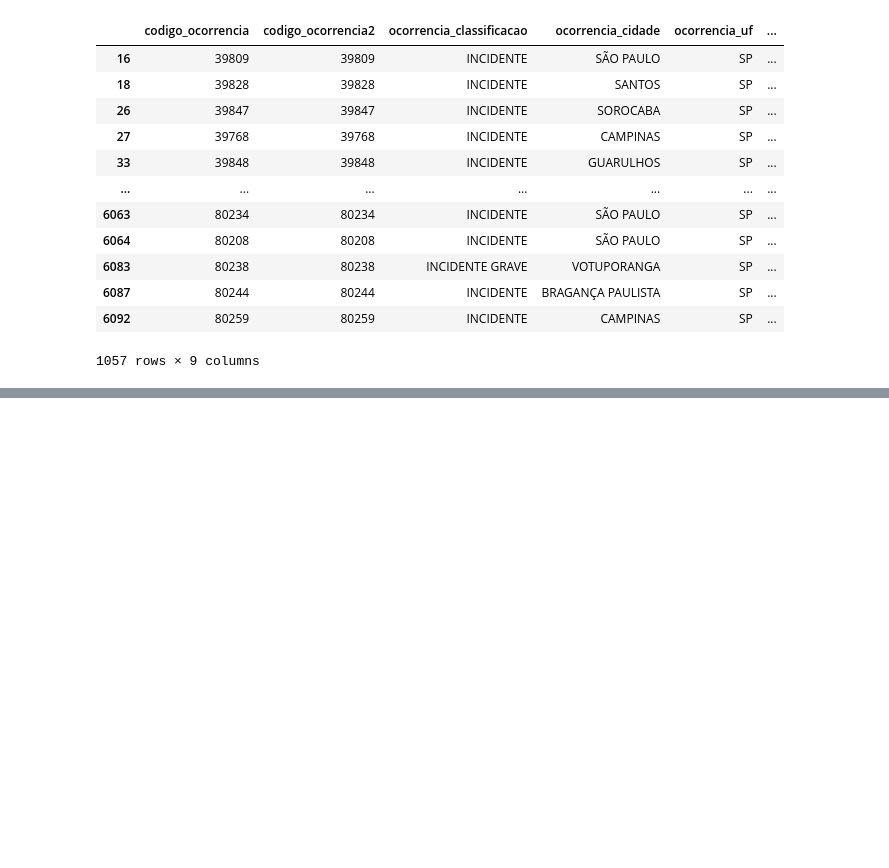
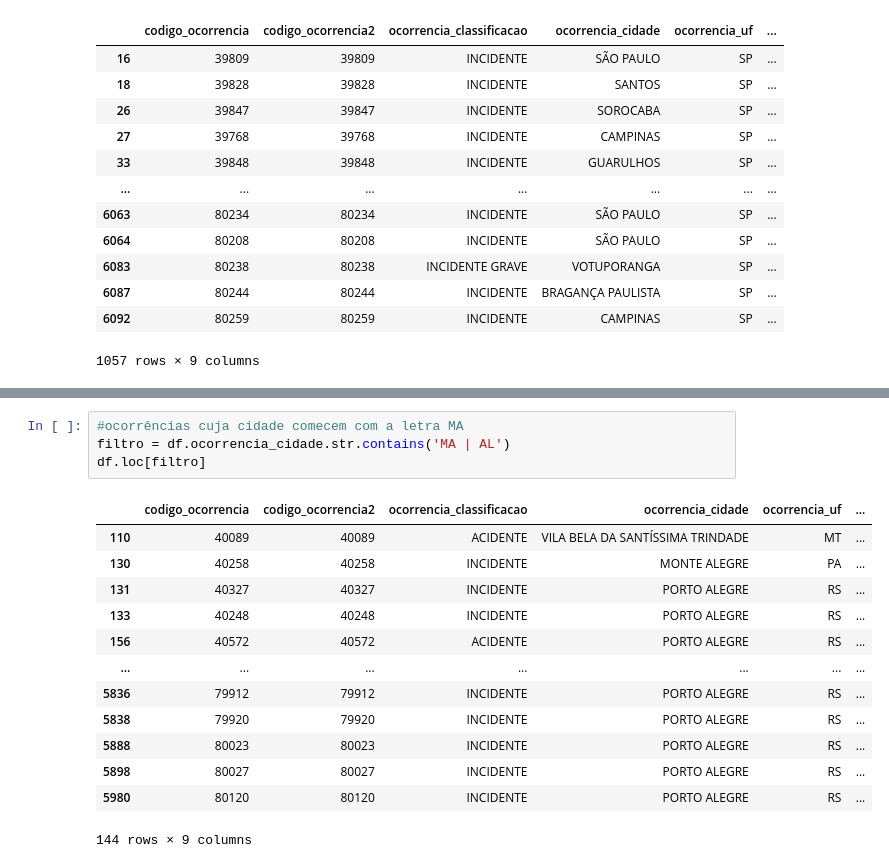
Before and after one commit to FranciscoStanley/ETL, a Jupyter notebook: projeto/transformacao.ipynb, the cells around one changed output, grey strips where cells are left out. Saved outputs shown, nothing was run; the diff lists cells and outputs as text; blank space fills up the shorter version.

```diff
--- a/projeto/transformacao.ipynb
+++ b/projeto/transformacao.ipynb
@@ -335,0 +376,18 @@ df.loc[filtro1 & filtro2]
+# %%
+#ocorrências cuja cidade comecem com a letra MA
+filtro = df.ocorrencia_cidade.str.contains('MA | AL')
+df.loc[filtro]
+# %% [output]
+|  | codigo_ocorrencia | codigo_ocorrencia2 | ocorrencia_classificacao | ocorrencia_cidade | ocorrencia_uf | ... |
+| 110 | 40089 | 40089 | ACIDENTE | VILA BELA DA SANTÍSSIMA TRINDADE | MT | ... |
+| 130 | 40258 | 40258 | INCIDENTE | MONTE ALEGRE | PA | ... |
+| 131 | 40327 | 40327 | INCIDENTE | PORTO ALEGRE | RS | ... |
+| 133 | 40248 | 40248 | INCIDENTE | PORTO ALEGRE | RS | ... |
+| 156 | 40572 | 40572 | ACIDENTE | PORTO ALEGRE | RS | ... |
+| ... | ... | ... | ... | ... | ... | ... |
+| 5836 | 79912 | 79912 | INCIDENTE | PORTO ALEGRE | RS | ... |
+| 5838 | 79920 | 79920 | INCIDENTE | PORTO ALEGRE | RS | ... |
+| 5888 | 80023 | 80023 | INCIDENTE | PORTO ALEGRE | RS | ... |
+| 5898 | 80027 | 80027 | INCIDENTE | PORTO ALEGRE | RS | ... |
+| 5980 | 80120 | 80120 | INCIDENTE | PORTO ALEGRE | RS | ... |
+144 rows × 9 columns
```
Also changed, not shown: parts of 7 cells of this notebook.
